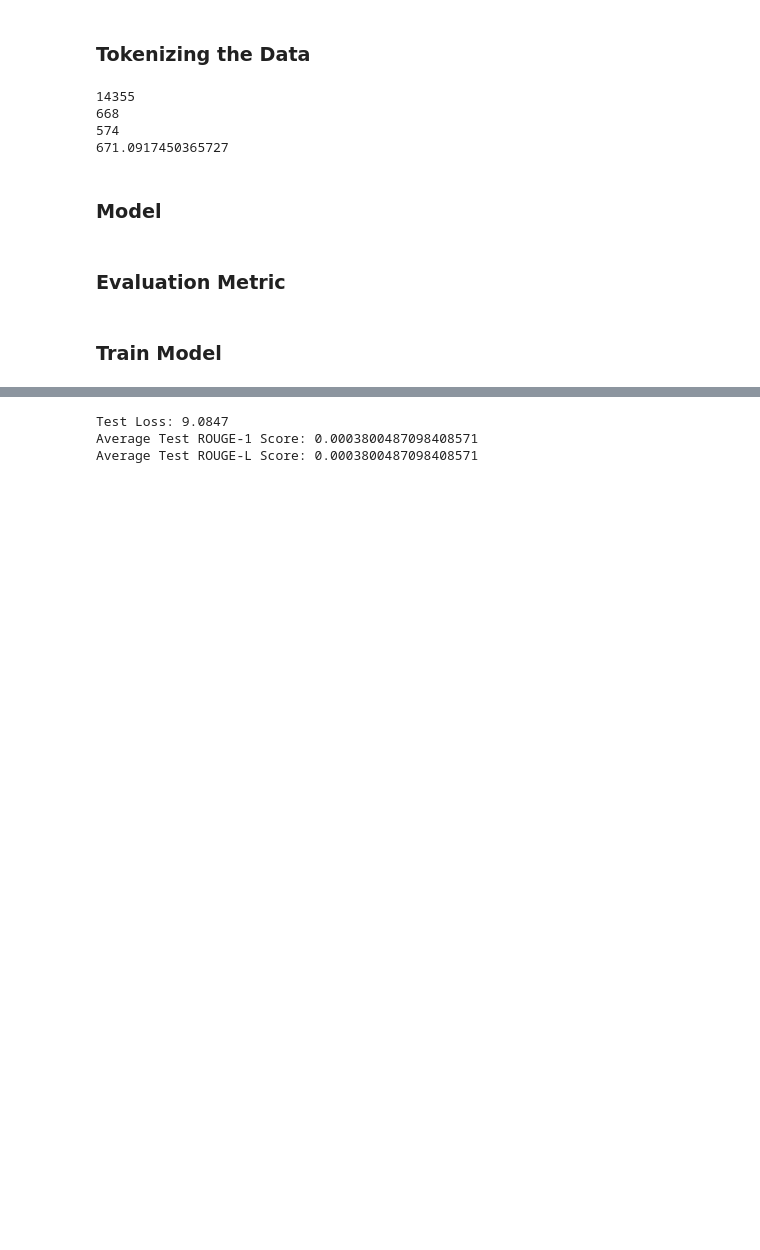
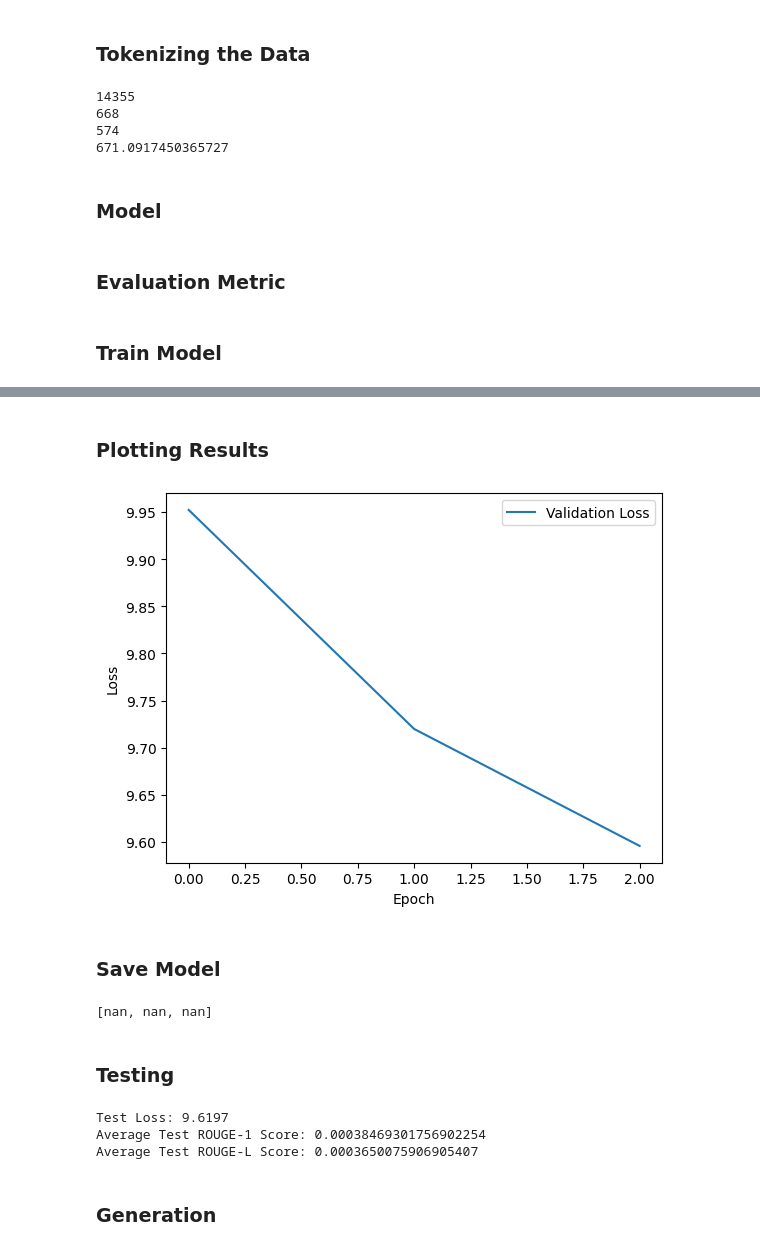
Before and after one commit to ChetaNMahipaL/ANLP_Assignment-3, a Jupyter notebook: main.ipynb, the cells around one changed output, grey strips where cells are left out. Cells and saved outputs as stored; diff of their text form; code cells hidden in the pictures; blank space fills up the shorter version.

Commit message:
Soft_Prompt

```diff
--- a/main.ipynb
+++ b/main.ipynb
@@ -369,5 +373,22 @@ Average Validation ROUGE-L Score: 0.00027592064640321847
+# %% [markdown]
+### **Plotting Results**
+# %%
+plt.plot(val_losses, label='Validation Loss')
+plt.xlabel('Epoch')
+plt.ylabel('Loss')
+plt.legend()
+# plt.show()
+plt.savefig("./plot_1.png")
+# %% [output]
+[figure, added]
+# %% [markdown]
+### **Save Model**
 # %%
-torch.save(model, './model.pth')
+torch.save(model, './model_1.pth')
+# %% [output]
+[nan, nan, nan]
+# %% [markdown]
+### **Testing**
 # %%
 # Test Loop
 model.eval()  # Set the model to evaluation mode
@@ -383,32 +404,25 @@ with tqdm(enumerate(zip(test_inp, test_out)), total=len(test_inp), desc="Testing
         target_words = test_summary.to(device)
 
         with torch.no_grad():
-            # Forward pass for the model
-            outputs = model(context_words, prompt_id, labels=target_words)
+            outputs = model(context_words, prompt_id)
             logits = outputs.logits if hasattr(outputs, "logits") else outputs.last_hidden_state
 
-            # Calculate loss
             loss = criterion(logits, target_words)
             total_test_loss += loss.item()  # Accumulate test loss
 
-            # Convert tensor predictions and references to lists
             predictions = logits.argmax(dim=-1).squeeze(0).tolist()
             references = test_summary.squeeze(0).tolist()
 
-            # Decode predictions and references, ignoring pad tokens
             decoded_predictions = tokenizer.decode([token for token in predictions if token != pad_token])
             decoded_references = tokenizer.decode([token for token in references if token != pad_token])
 
-            # Calculate ROUGE scores
             rouge1, rougeL = calculate_rouge_scores([decoded_predictions], [decoded_references])
             test_rouge1_scores.append(rouge1)
             test_rougeL_scores.append(rougeL)
 
-# Calculate average test loss
 avg_test_loss = total_test_loss / len(test_inp)
 test_losses.append(avg_test_loss)
 
-# Calculate average ROUGE scores
 avg_test_rouge1_score = sum(test_rouge1_scores) / len(test_rouge1_scores)
 avg_test_rougeL_score = sum(test_rougeL_scores) / len(test_rougeL_scores)
 
@@ -417,6 +431,8 @@ print(f"Test Loss: {avg_test_loss:.4f}")
 print("Average Test ROUGE-1 Score:", avg_test_rouge1_score)
 print("Average Test ROUGE-L Score:", avg_test_rougeL_score)
 # %% [output]
-Test Loss: 9.0847
-Average Test ROUGE-1 Score: 0.0003800487098408571
-Average Test ROUGE-L Score: 0.0003800487098408571
+Test Loss: 9.6197
+Average Test ROUGE-1 Score: 0.00038469301756902254
+Average Test ROUGE-L Score: 0.0003650075906905407
+# %% [markdown]
+### **Generation**
```
Also changed, not shown: parts of 3 cells of this notebook, 3 other files.
